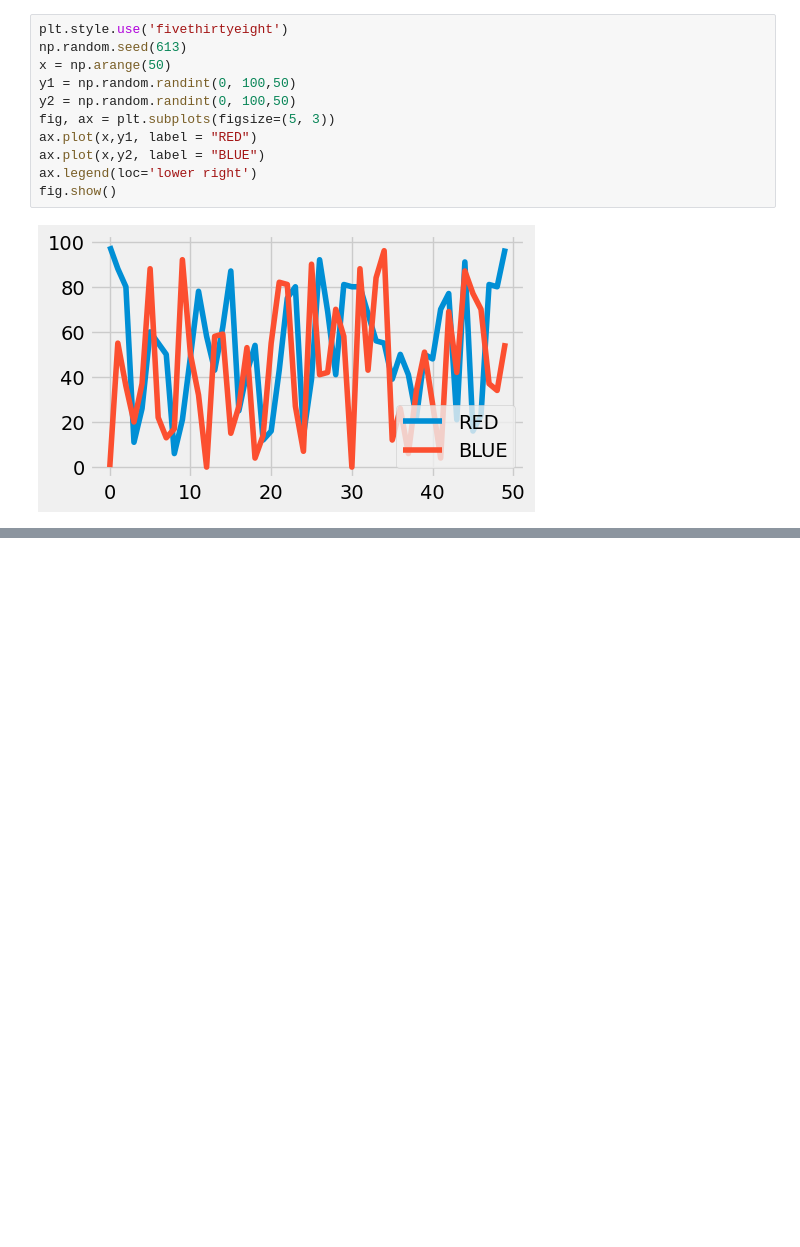
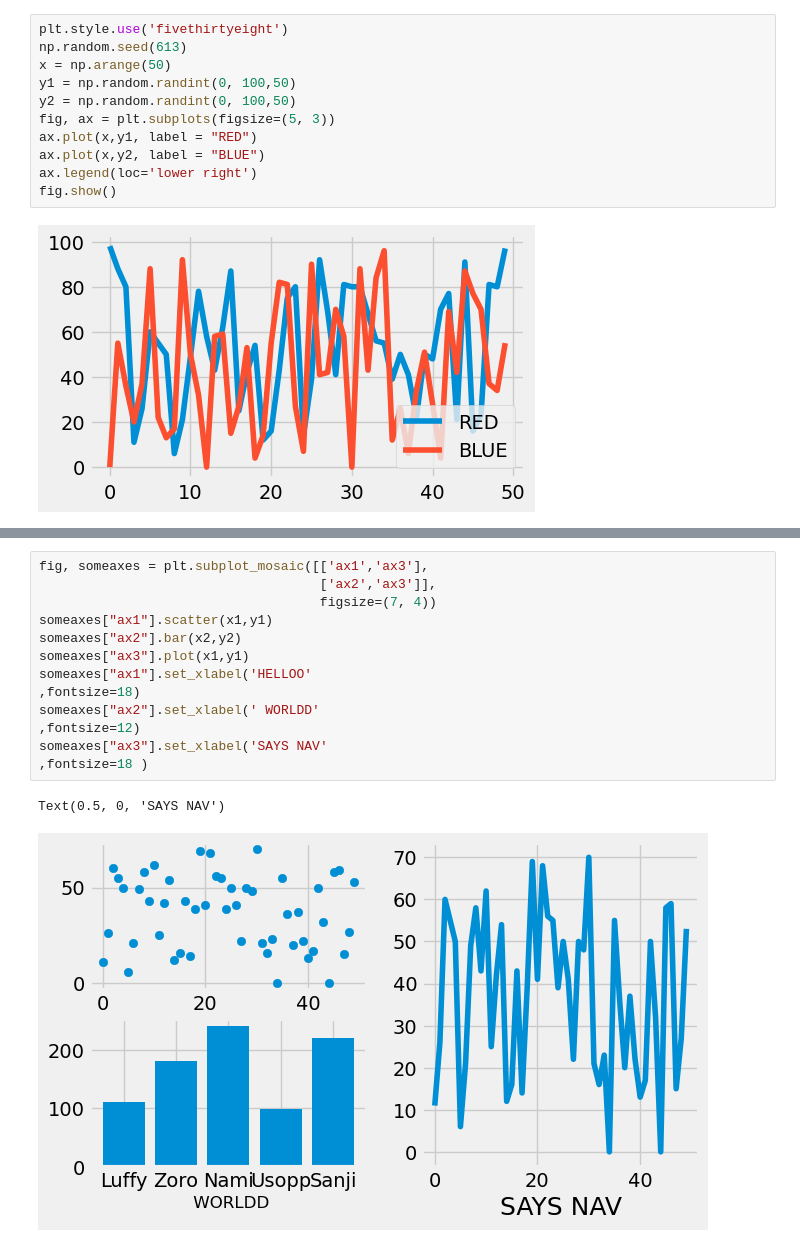
Before and after one commit to Navneettc/visualization, a Jupyter notebook: 02_activities/assignments/Assignment1.ipynb, the cells around one changed output, grey strips where cells are left out. Drawn from its saved outputs; the diff is of its cells as text; blank space fills up the shorter version.

```diff
--- a/02_activities/assignments/Assignment1.ipynb
+++ b/02_activities/assignments/Assignment1.ipynb
@@ -470,0 +524,16 @@ fig.show()
+# %%
+fig, someaxes = plt.subplot_mosaic([['ax1','ax3'],
+                                    ['ax2','ax3']],
+                                    figsize=(7, 4))
+someaxes["ax1"].scatter(x1,y1)
+someaxes["ax2"].bar(x2,y2)
+someaxes["ax3"].plot(x1,y1)
+someaxes["ax1"].set_xlabel('HELLOO'
+,fontsize=18)
+someaxes["ax2"].set_xlabel(' WORLDD'
+,fontsize=12)
+someaxes["ax3"].set_xlabel('SAYS NAV'
+,fontsize=18 )
+# %% [output]
+Text(0.5, 0, 'SAYS NAV')
+[figure, added]
```
Also changed, not shown: parts of 8 cells of this notebook.
